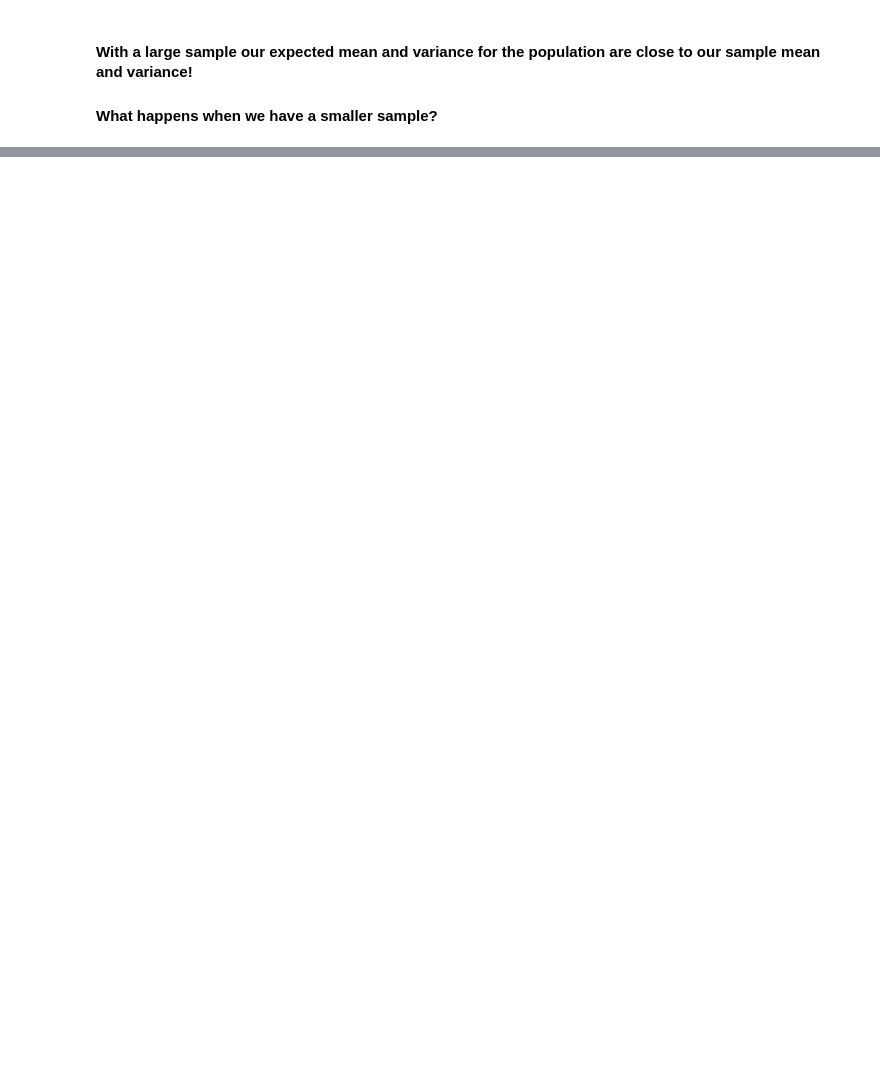
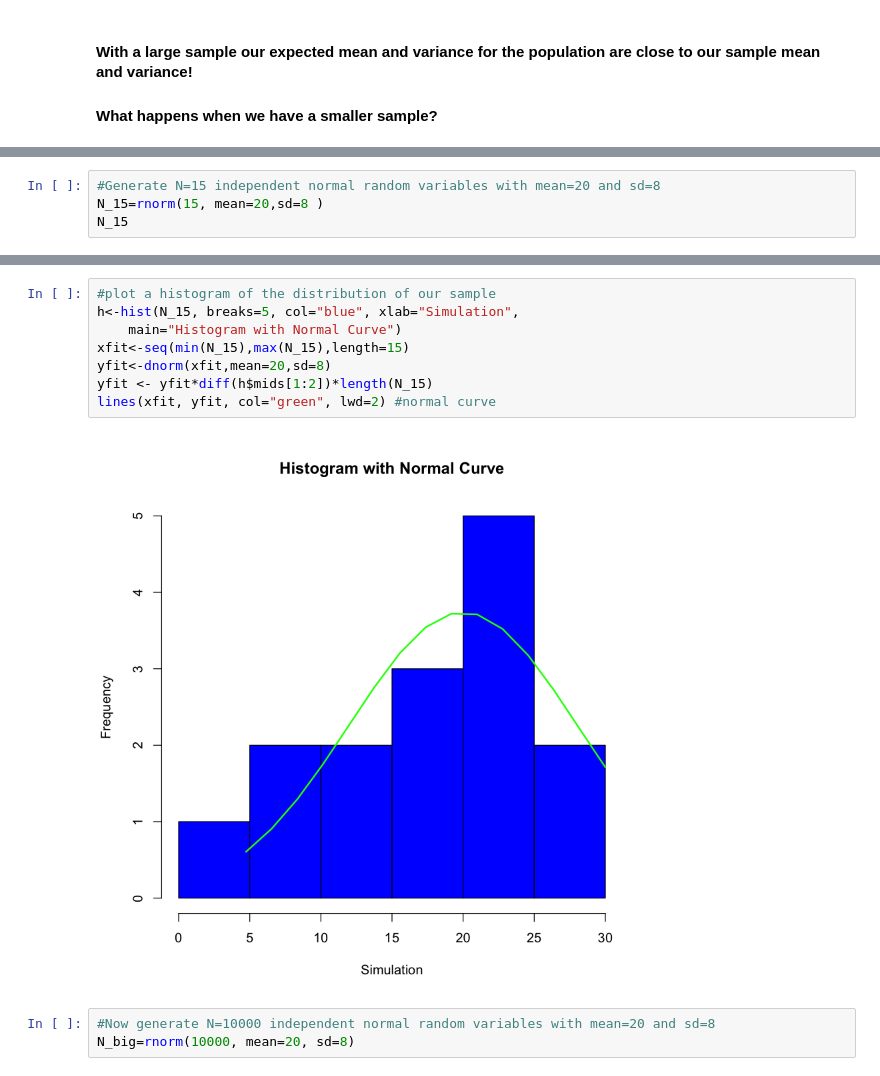
Before and after one commit to UB-BiomedicalInformatics/BMI504-SP18, a Jupyter notebook: BMI504_Class5.ipynb, the cells around one changed output, grey strips where cells are left out. Saved outputs shown, nothing was run; the diff lists cells and outputs as text; blank space fills up the shorter version.

```diff
--- a/BMI504_Class5.ipynb
+++ b/BMI504_Class5.ipynb
@@ -139,0 +201,4 @@ sqrt(7*.3*(1-.3))
+# %%
+#Generate N=15 independent normal random variables with mean=20 and sd=8
+N_15=rnorm(15, mean=20,sd=8 )
+N_15
@@ -139,0 +229,13 @@ sqrt(7*.3*(1-.3))
+# %%
+#plot a histogram of the distribution of our sample
+h<-hist(N_15, breaks=5, col="blue", xlab="Simulation",
+  	main="Histogram with Normal Curve")
+xfit<-seq(min(N_15),max(N_15),length=15)
+yfit<-dnorm(xfit,mean=20,sd=8)
+yfit <- yfit*diff(h$mids[1:2])*length(N_15)
+lines(xfit, yfit, col="green", lwd=2) #normal curve
+# %% [output]
+[figure, added]
+# %%
+#Now generate N=10000 independent normal random variables with mean=20 and sd=8
+N_big=rnorm(10000, mean=20, sd=8)
```
Also changed, not shown: parts of 30 cells of this notebook.
